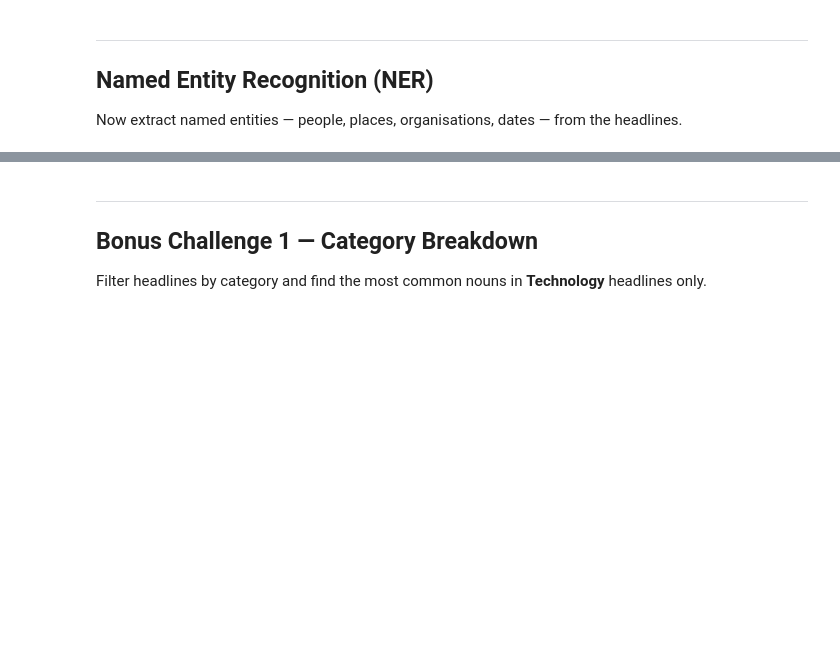
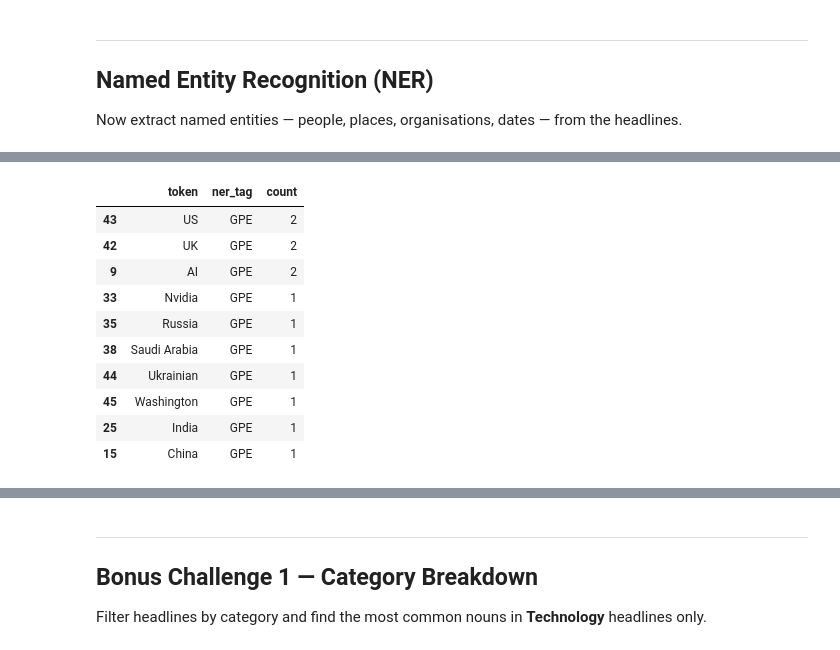
Before and after one commit to wanderer878/jupyter, a Jupyter notebook: practical_exercise_34.ipynb, the cells around one changed output, grey strips where cells are left out. Cells and saved outputs as stored; diff of their text form; code cells hidden in the pictures; blank space fills up the shorter version.

```diff
--- a/practical_exercise_34.ipynb
+++ b/practical_exercise_34.ipynb
@@ -336,0 +368,15 @@ orgs
+# %%
+places = ner_df_counts[ner_df_counts.ner_tag == "GPE"][0:10]
+places
+# %% [output]
+|  | token | ner_tag | count |
+| 43 | US | GPE | 2 |
+| 42 | UK | GPE | 2 |
+| 9 | AI | GPE | 2 |
+| 33 | Nvidia | GPE | 1 |
+| 35 | Russia | GPE | 1 |
+| 38 | Saudi Arabia | GPE | 1 |
+| 44 | Ukrainian | GPE | 1 |
+| 45 | Washington | GPE | 1 |
+| 25 | India | GPE | 1 |
+| 15 | China | GPE | 1 |
```
Also changed, not shown: parts of 16 cells of this notebook.
